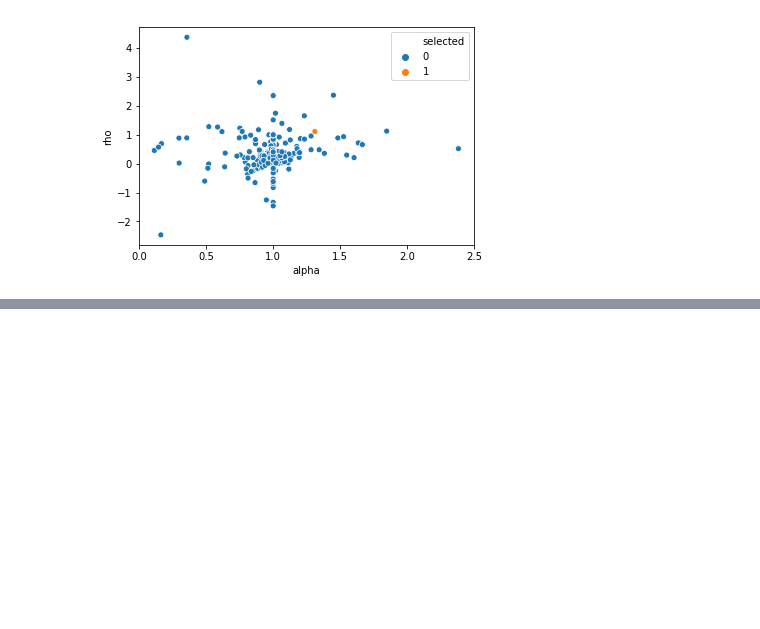
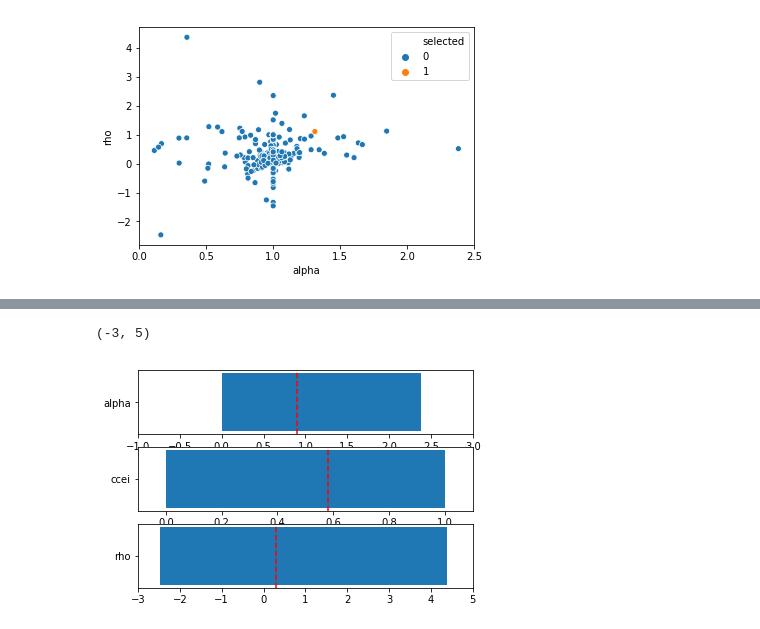
Before and after one commit to sunwonl/bepf_webserver, a Jupyter notebook: notebooks/make_report.ipynb, the cells around one changed output, grey strips where cells are left out. Drawn from its saved outputs; the diff is of its cells as text; code cells hidden in the pictures; blank space fills up the shorter version.

```diff
--- a/notebooks/make_report.ipynb
+++ b/notebooks/make_report.ipynb
@@ -46,0 +62,14 @@ sns.scatterplot(data=tmpdf.iloc[5], color='orange')
+# %%
+fig, ax = plt.subplots(3, 1)
+ax[0].barh('alpha', tmpdf['alpha'])
+ax[0].axvline(tmpdf.iloc[5]['alpha'], ls='--', color='r')
+ax[0].set_xlim([-1, 3])
+ax[1].barh('ccei', tmpdf['min_ccei'])
+ax[1].axvline(tmpdf.iloc[5]['min_ccei'], ls='--', color='r')
+ax[1].set_xlim([-0.1, 1.1])
+ax[2].barh('rho', tmpdf['rho'])
+ax[2].axvline(tmpdf.iloc[5]['rho'], ls='--', color='r')
+ax[2].set_xlim([-3, 5])
+# %% [output]
+(-3, 5)
+[figure, added]
```
Also changed, not shown: parts of 5 cells of this notebook, 1 other file.
